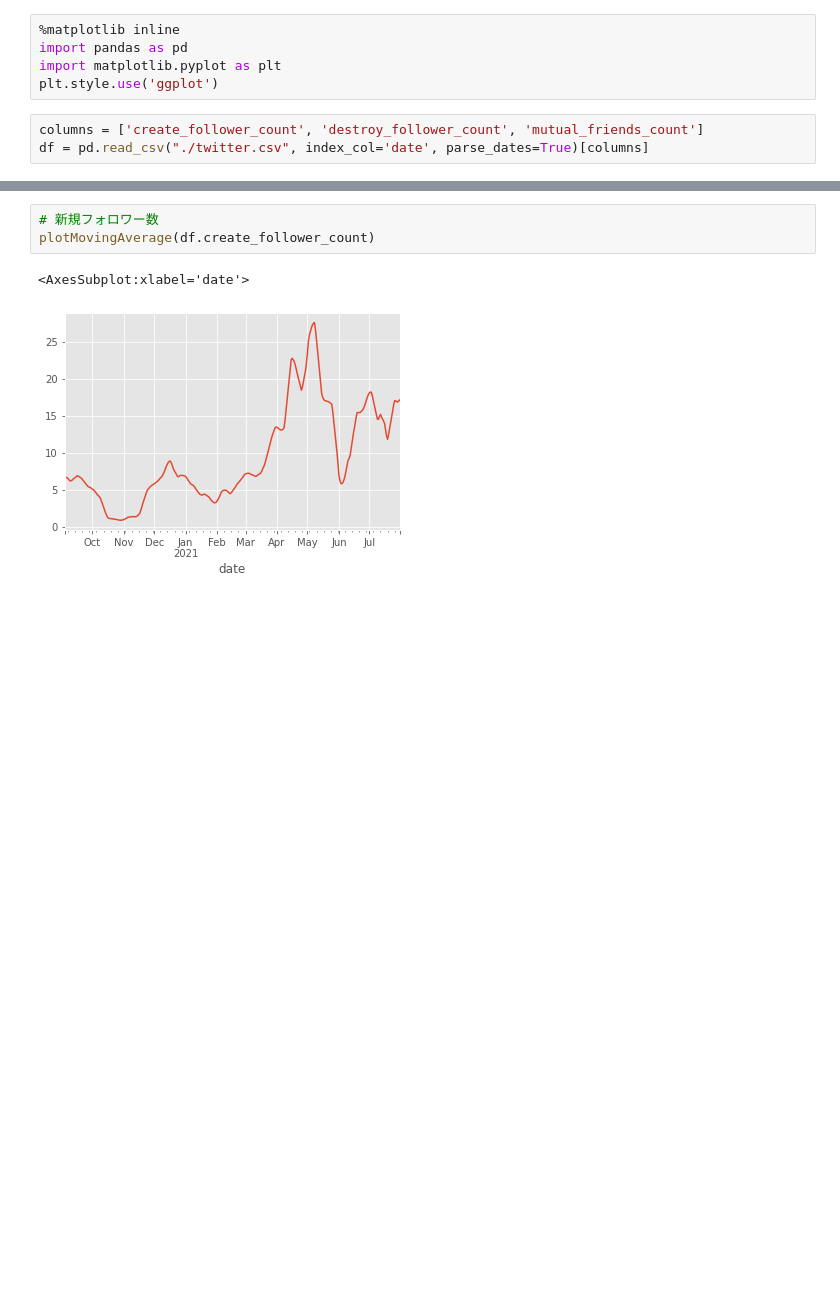
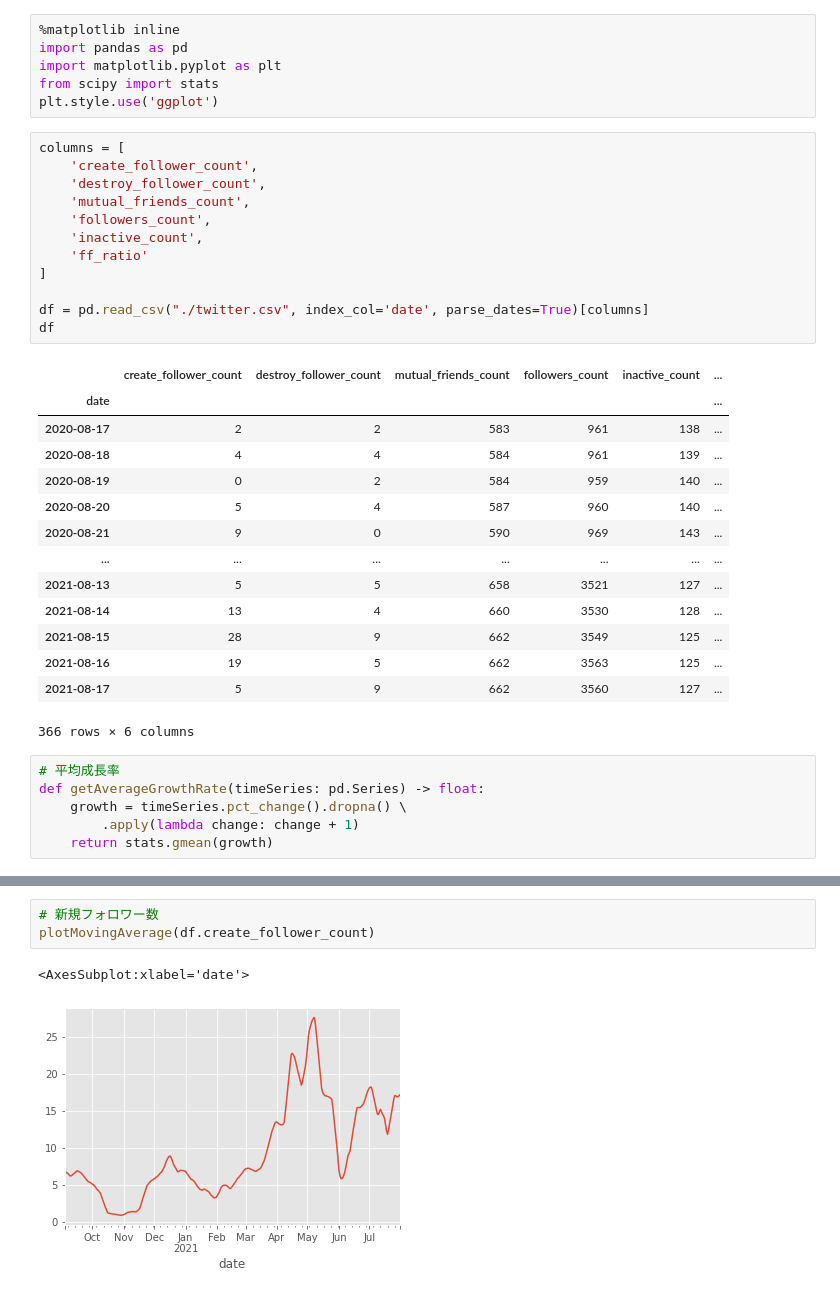
Before and after one commit to FooQoo/time-series-py, a Jupyter notebook: adhoc.ipynb, the cells around one changed output, grey strips where cells are left out. Saved outputs shown, nothing was run; the diff lists cells and outputs as text; blank space fills up the shorter version.

```diff
--- a/adhoc.ipynb
+++ b/adhoc.ipynb
@@ -2,7 +2,38 @@
 %matplotlib inline
 import pandas as pd
 import matplotlib.pyplot as plt
+from scipy import stats
 plt.style.use('ggplot')
 # %%
-columns = ['create_follower_count', 'destroy_follower_count', 'mutual_friends_count']
+columns = [
+    'create_follower_count',
+    'destroy_follower_count',
+    'mutual_friends_count',
+    'followers_count',
+    'inactive_count',
+    'ff_ratio'
+]
+
 df = pd.read_csv("./twitter.csv", index_col='date', parse_dates=True)[columns]
+df
+# %% [output]
+|  | create_follower_count | destroy_follower_count | mutual_friends_count | followers_count | inactive_count | ... |
+| date |  |  |  |  |  | ... |
+| 2020-08-17 | 2 | 2 | 583 | 961 | 138 | ... |
+| 2020-08-18 | 4 | 4 | 584 | 961 | 139 | ... |
+| 2020-08-19 | 0 | 2 | 584 | 959 | 140 | ... |
+| 2020-08-20 | 5 | 4 | 587 | 960 | 140 | ... |
+| 2020-08-21 | 9 | 0 | 590 | 969 | 143 | ... |
+| ... | ... | ... | ... | ... | ... | ... |
+| 2021-08-13 | 5 | 5 | 658 | 3521 | 127 | ... |
+| 2021-08-14 | 13 | 4 | 660 | 3530 | 128 | ... |
+| 2021-08-15 | 28 | 9 | 662 | 3549 | 125 | ... |
+| 2021-08-16 | 19 | 5 | 662 | 3563 | 125 | ... |
+| 2021-08-17 | 5 | 9 | 662 | 3560 | 127 | ... |
+366 rows × 6 columns
+# %%
+# 平均成長率
+def getAverageGrowthRate(timeSeries: pd.Series) -> float:
+    growth = timeSeries.pct_change().dropna() \
+        .apply(lambda change: change + 1)
+    return stats.gmean(growth)
```
Also changed, not shown: parts of 5 cells of this notebook, 2 other files.
